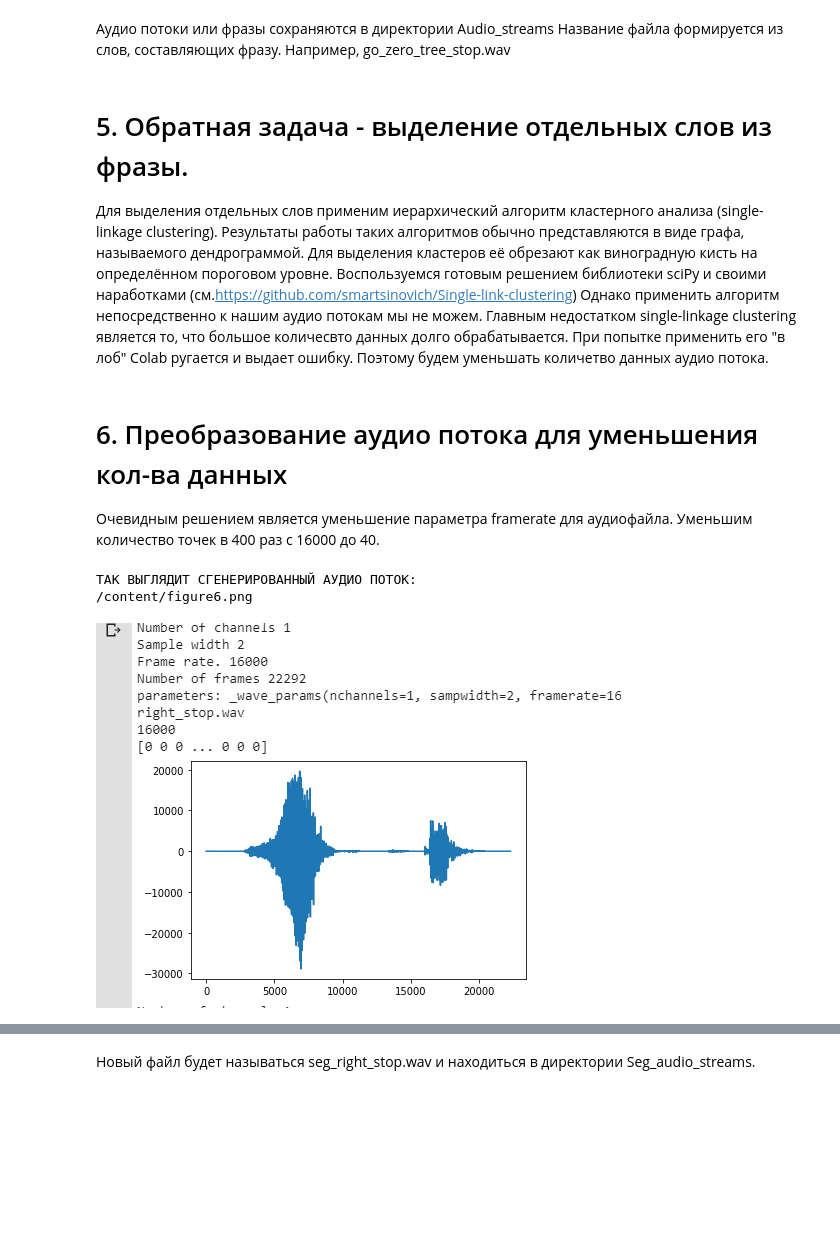
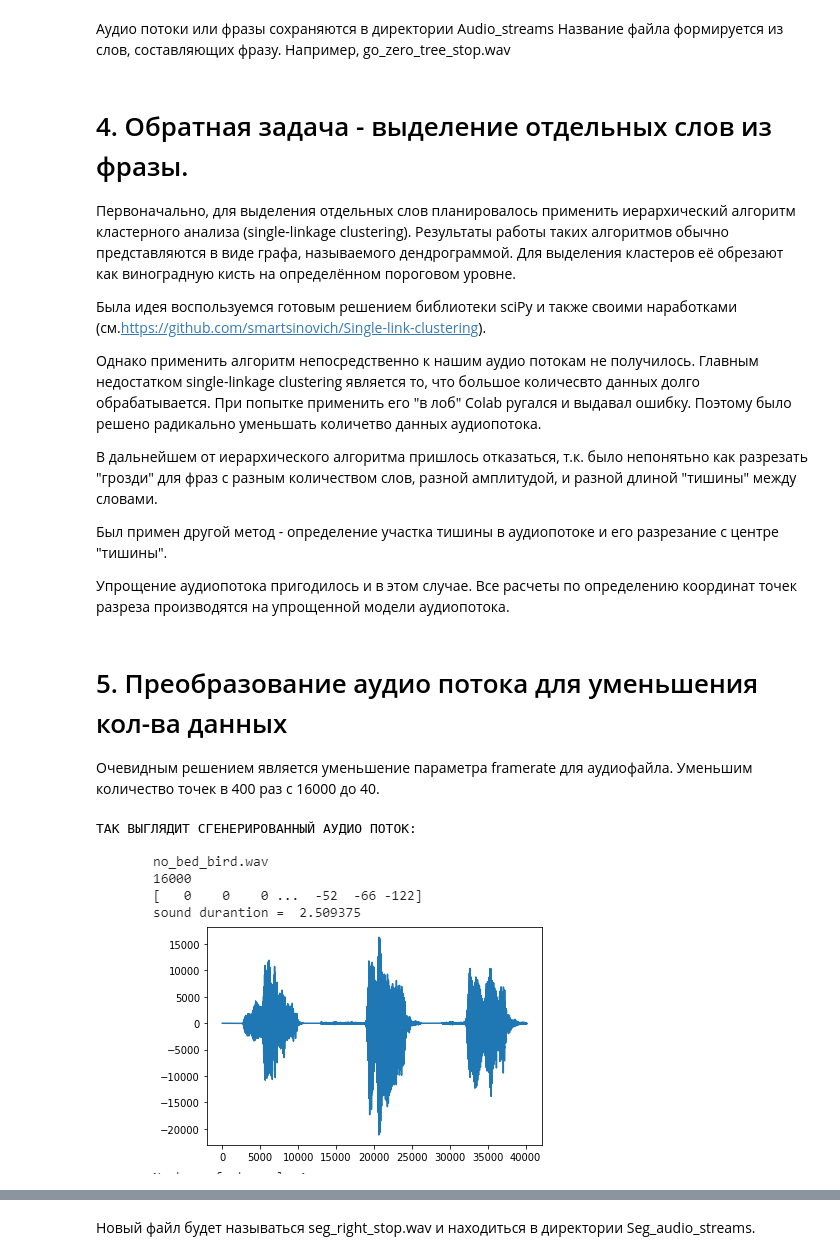
Before and after one commit to inpicksys/Simple-Audio-Recognition, a Jupyter notebook: ОПИСАНИЕ ПРОЕКТА.ipynb, the cells around one changed output, grey strips where cells are left out. Drawn from its saved outputs; the diff is of its cells as text; code cells hidden in the pictures; blank space fills up the shorter version.

```diff
--- a/ОПИСАНИЕ ПРОЕКТА.ipynb
+++ b/ОПИСАНИЕ ПРОЕКТА.ipynb
@@ -81,28 +92,33 @@ Image(filename = PATH + "figure5.png")
 Название файла формируется из слов, составляющих фразу.
 Например, go_zero_tree_stop.wav
 # %% [markdown]
-# 5. Обратная задача - выделение отдельных слов из фразы.
+# 4. Обратная задача - выделение отдельных слов из фразы.
 
-Для выделения отдельных слов применим иерархический алгоритм кластерного анализа (single-linkage clustering).
+Первоначально, для выделения отдельных слов планировалось применить иерархический алгоритм кластерного анализа (single-linkage clustering).
 Результаты работы таких алгоритмов обычно представляются в виде графа, называемого дендрограммой. Для выделения кластеров её обрезают как виноградную кисть на определённом пороговом уровне.
-Воспользуемся готовым решением библиотеки sciPy и своими наработками (см.https://github.com/smartsinovich/Single-link-clustering)
-Однако применить алгоритм непосредственно к нашим аудио потокам мы не можем. Главным недостатком single-linkage clustering является то, что большое количесвто данных долго обрабатывается.
-При попытке применить его "в лоб" Colab ругается и выдает ошибку.
-Поэтому будем уменьшать количетво данных аудио потока.
+
+Была идея воспользуемся готовым решением библиотеки sciPy и также своими наработками (см.https://github.com/smartsinovich/Single-link-clustering).
+
+Однако применить алгоритм непосредственно к нашим аудио потокам не получилось. Главным недостатком single-linkage clustering является то, что большое количесвто данных долго обрабатывается. При попытке применить его "в лоб" Colab ругался и выдавал ошибку. Поэтому было решено радикально уменьшать количетво данных аудиопотока.
+
+В дальнейшем от иерархического алгоритма пришлось отказаться, т.к. было непонятьно как разрезать "грозди" для фраз с разным количеством слов, разной амплитудой, и разной длиной "тишины" между словами.
+
+Был примен другой метод - определение участка тишины в аудиопотоке и его разрезание с центре "тишины".
+
+Упрощение аудиопотока пригодилось и в этом случае. Все расчеты по определению координат точек разреза производятся на упрощенной модели аудиопотока.
 # %% [markdown]
-# 6. Преобразование аудио потока для уменьшения кол-ва данных
+# 5. Преобразование аудио потока для уменьшения кол-ва данных
 
 Очевидным решением является уменьшение параметра framerate для аудиофайла.
 Уменьшим количество точек в 400 раз с 16000 до 40.
 # %%
-print("ТАК ВЫГЛЯДИТ СГЕНЕРИРОВАННЫЙ АУДИО ПОТОК:")
+print("ТАК ВЫГЛЯДИТ СГЕНЕРИРОВАННЫЙ АУДИОПОТОК:")
 
-PATH = "/content/"
-print(PATH + "figure6.png")
+PATH = "/content/Simple-Audio-Recognition/Figures/"
+#print(PATH + "figure5.png")
 from IPython.display import Image
-Image(filename = PATH + "figure6.png")
+Image(filename = PATH + "figure5.png")
 # %% [output]
 ТАК ВЫГЛЯДИТ СГЕНЕРИРОВАННЫЙ АУДИО ПОТОК:
-/content/figure6.png
-[figure, old version]
+[figure, new version]
 # %%
```
Also changed, not shown: parts of 31 cells of this notebook.
